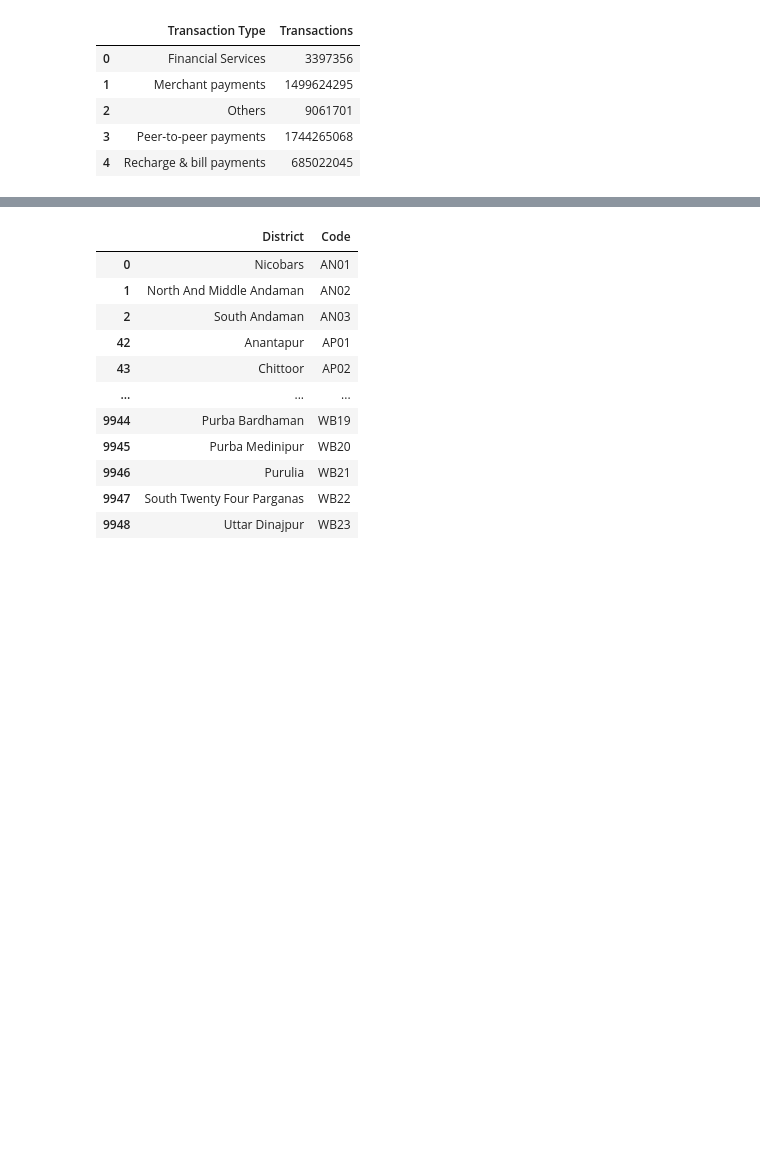
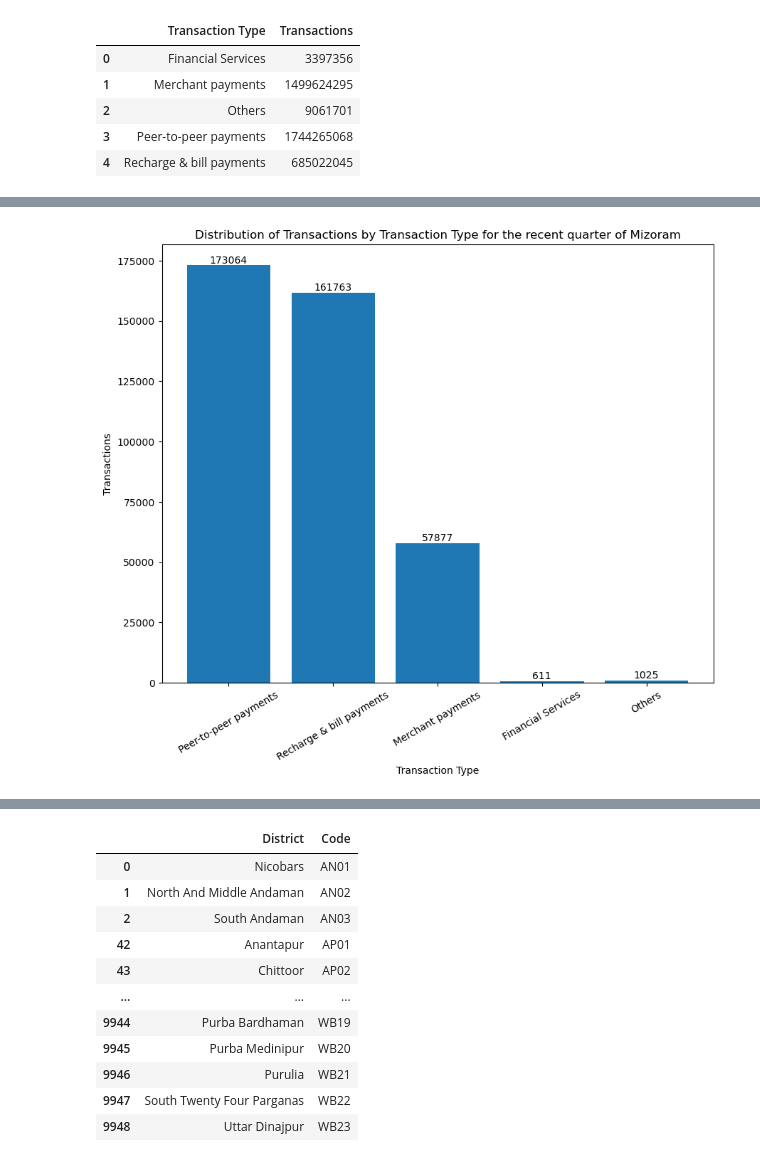
Before and after one commit to Shyam1327/PhonePe_Case_Study_Analysis, a Jupyter notebook: PhonePe.ipynb, the cells around one changed output, grey strips where cells are left out. Drawn from its saved outputs; the diff is of its cells as text; code cells hidden in the pictures; blank space fills up the shorter version.

```diff
--- a/PhonePe.ipynb
+++ b/PhonePe.ipynb
@@ -1057,0 +1085,4 @@ plt.show()
+# %%
+state='Mizoram'
+state_recent_quarter_txn_type=recent_quarter_txn_type[recent_quarter_txn_type['State']==state].copy()
+state_recent_quarter_txn_type
@@ -1057,0 +1096,13 @@ plt.show()
+# %%
+#Visualization of bar chart of different transaction types of Mizoram
+plt.figure(figsize=(10,8))
+bars=plt.bar(state_recent_quarter_txn_type['Transaction Type'],state_recent_quarter_txn_type['Transactions'])
+
+plt.title(f'Distribution of Transactions by Transaction Type for the recent quarter of {state}')
+plt.xlabel('Transaction Type')
+plt.ylabel('Transactions')
+plt.xticks(rotation=30)
+plt.bar_label(bars, fmt='{:0.0f}')
+plt.show()
+# %% [output]
+[figure, added]
```
Also changed, not shown: parts of 38 cells of this notebook.
